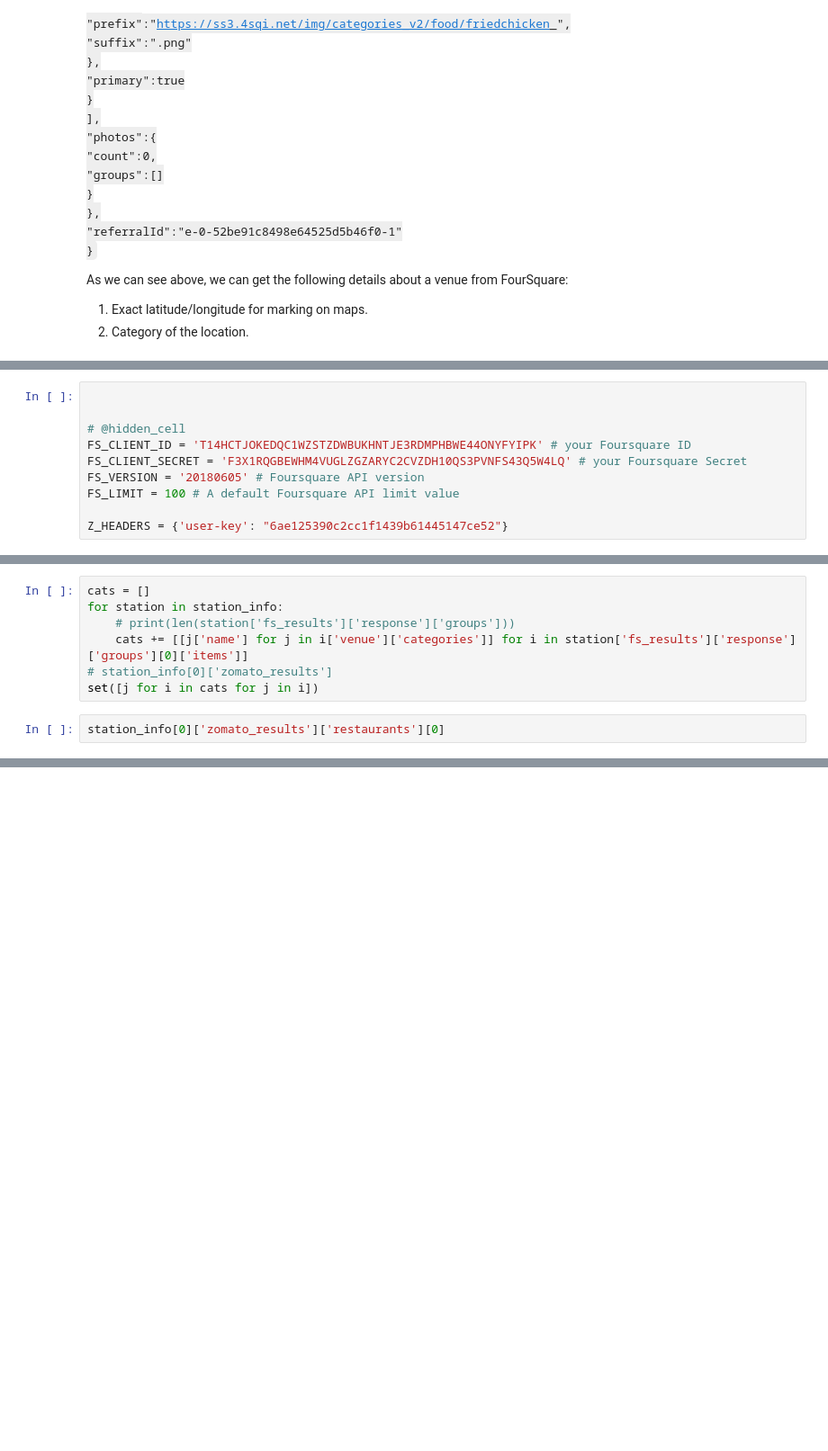
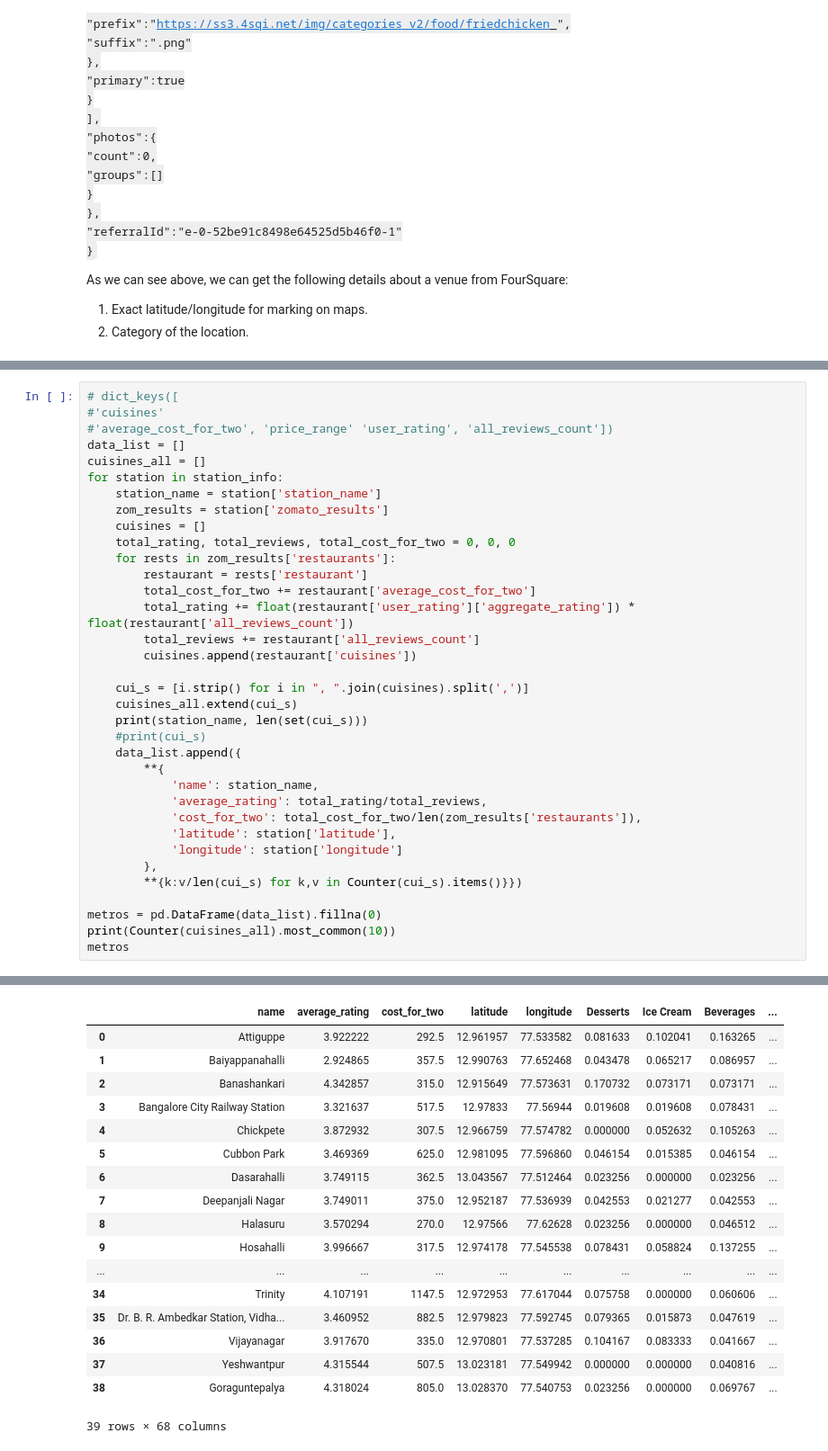
Before and after one commit to mkartic/Coursera_Capstone, a Jupyter notebook: Coursera_Capstone.ipynb, the cells around one changed output, grey strips where cells are left out. Shown at 90% size. Drawn from its saved outputs; the diff is of its cells as text; blank space fills up the shorter version.

```diff
--- a/Coursera_Capstone.ipynb
+++ b/Coursera_Capstone.ipynb
@@ -244,13 +304,3 @@ station_info
-# %%
-
-
-# @hidden_cell
-FS_CLIENT_ID = 'T14HCTJOKEDQC1WZSTZDWBUKHNTJE3RDMPHBWE44ONYFYIPK' # your Foursquare ID
-FS_CLIENT_SECRET = 'F3X1RQGBEWHM4VUGLZGZARYC2CVZDH10QS3PVNFS43Q5W4LQ' # your Foursquare Secret
-FS_VERSION = '20180605' # Foursquare API version
-FS_LIMIT = 100 # A default Foursquare API limit value
-
-Z_HEADERS = {'user-key': "6ae125390c2cc1f1439b61445147ce52"}
 # %%
 radius = 1000
 temp = []
@@ -282,9 +352,36 @@ station_info = temp
-# %%
-cats = []
-for station in station_info:
-    # print(len(station['fs_results']['response']['groups']))
-    cats += [[j['name'] for j in i['venue']['categories']] for i in station['fs_results']['response']['groups'][0]['items']]
-# station_info[0]['zomato_results']
-set([j for i in cats for j in i])
-# %%
-station_info[0]['zomato_results']['restaurants'][0]
+# %%
+# dict_keys([
+#'cuisines'
+#'average_cost_for_two', 'price_range' 'user_rating', 'all_reviews_count'])
+data_list = []
+cuisines_all = []
+for station in station_info:
+    station_name = station['station_name']
+    zom_results = station['zomato_results']
+    cuisines = []
+    total_rating, total_reviews, total_cost_for_two = 0, 0, 0
+    for rests in zom_results['restaurants']:
+        restaurant = rests['restaurant']
+        total_cost_for_two += restaurant['average_cost_for_two']
+        total_rating += float(restaurant['user_rating']['aggregate_rating']) * float(restaurant['all_reviews_count'])
+        total_reviews += restaurant['all_reviews_count']
+        cuisines.append(restaurant['cuisines'])
+
+    cui_s = [i.strip() for i in ", ".join(cuisines).split(',')]
+    cuisines_all.extend(cui_s)
+    print(station_name, len(set(cui_s)))
+    #print(cui_s)
+    data_list.append({
+        **{
+            'name': station_name,
+            'average_rating': total_rating/total_reviews,
+            'cost_for_two': total_cost_for_two/len(zom_results['restaurants']),
+            'latitude': station['latitude'],
+            'longitude': station['longitude']
+        },
+        **{k:v/len(cui_s) for k,v in Counter(cui_s).items()}})
+
+metros = pd.DataFrame(data_list).fillna(0)
+print(Counter(cuisines_all).most_common(10))
+metros
+# %% [output]
@@ -290,0 +405,18 @@ station_info[0]['zomato_results']['restaurants'][0]
+|  | name | average_rating | cost_for_two | latitude | longitude | Desserts | Ice Cream | Beverages | ... |
+| 0 | Attiguppe | 3.922222 | 292.5 | 12.961957 | 77.533582 | 0.081633 | 0.102041 | 0.163265 | ... |
+| 1 | Baiyappanahalli | 2.924865 | 357.5 | 12.990763 | 77.652468 | 0.043478 | 0.065217 | 0.086957 | ... |
+| 2 | Banashankari | 4.342857 | 315.0 | 12.915649 | 77.573631 | 0.170732 | 0.073171 | 0.073171 | ... |
+| 3 | Bangalore City Railway Station | 3.321637 | 517.5 | 12.97833 | 77.56944 | 0.019608 | 0.019608 | 0.078431 | ... |
+| 4 | Chickpete | 3.872932 | 307.5 | 12.966759 | 77.574782 | 0.000000 | 0.052632 | 0.105263 | ... |
+| 5 | Cubbon Park | 3.469369 | 625.0 | 12.981095 | 77.596860 | 0.046154 | 0.015385 | 0.046154 | ... |
+| 6 | Dasarahalli | 3.749115 | 362.5 | 13.043567 | 77.512464 | 0.023256 | 0.000000 | 0.023256 | ... |
+| 7 | Deepanjali Nagar | 3.749011 | 375.0 | 12.952187 | 77.536939 | 0.042553 | 0.021277 | 0.042553 | ... |
+| 8 | Halasuru | 3.570294 | 270.0 | 12.97566 | 77.62628 | 0.023256 | 0.000000 | 0.046512 | ... |
+| 9 | Hosahalli | 3.996667 | 317.5 | 12.974178 | 77.545538 | 0.078431 | 0.058824 | 0.137255 | ... |
+| ... | ... | ... | ... | ... | ... | ... | ... | ... | ... |
+| 34 | Trinity | 4.107191 | 1147.5 | 12.972953 | 77.617044 | 0.075758 | 0.000000 | 0.060606 | ... |
+| 35 | Dr. B. R. Ambedkar Station, Vidha... | 3.460952 | 882.5 | 12.979823 | 77.592745 | 0.079365 | 0.015873 | 0.047619 | ... |
+| 36 | Vijayanagar | 3.917670 | 335.0 | 12.970801 | 77.537285 | 0.104167 | 0.083333 | 0.041667 | ... |
+| 37 | Yeshwantpur | 4.315544 | 507.5 | 13.023181 | 77.549942 | 0.000000 | 0.000000 | 0.040816 | ... |
+| 38 | Goraguntepalya | 4.318024 | 805.0 | 13.028370 | 77.540753 | 0.023256 | 0.000000 | 0.069767 | ... |
+39 rows × 68 columns
```
Also changed, not shown: parts of 14 cells of this notebook, 7 other files.
